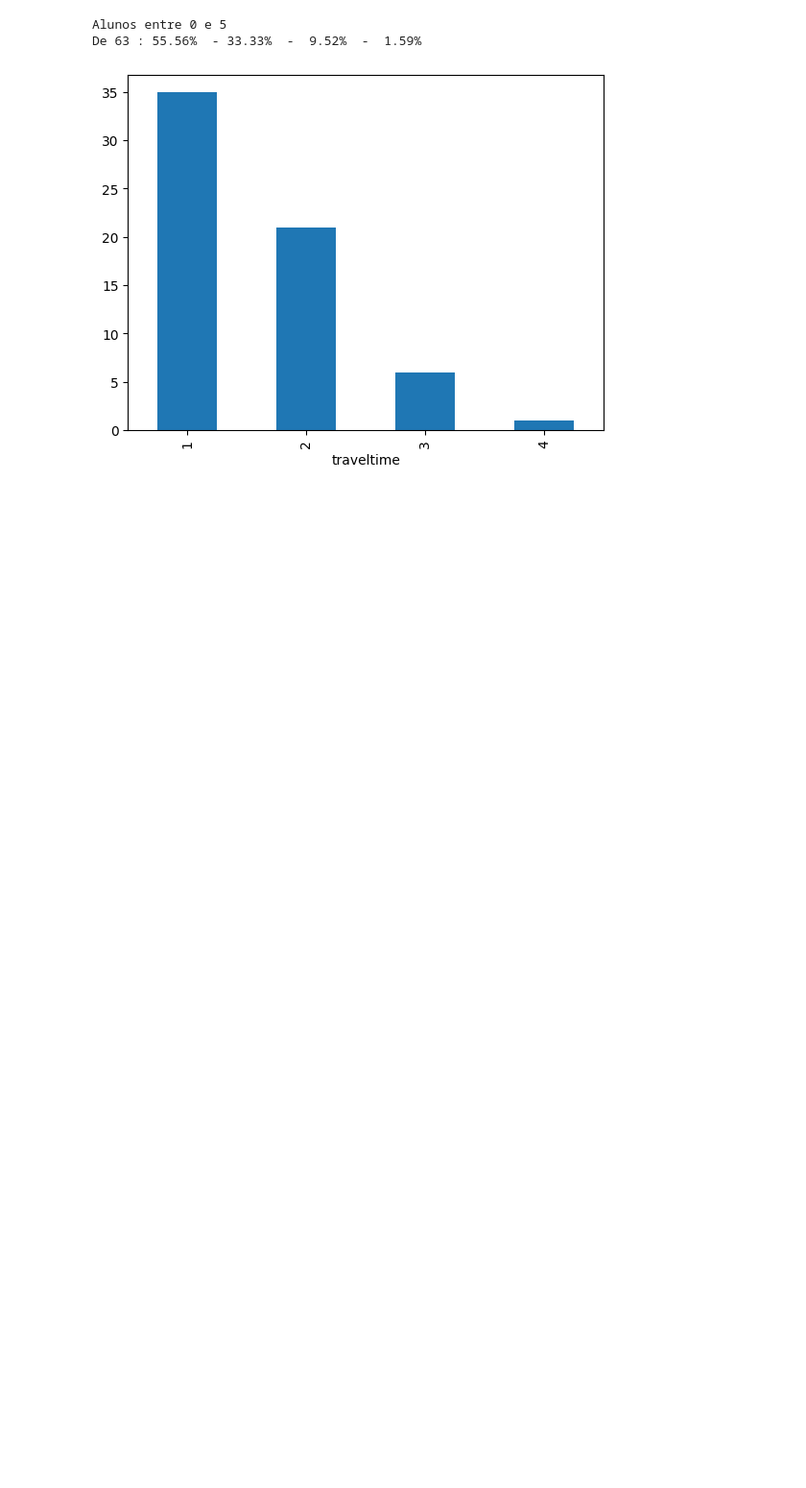
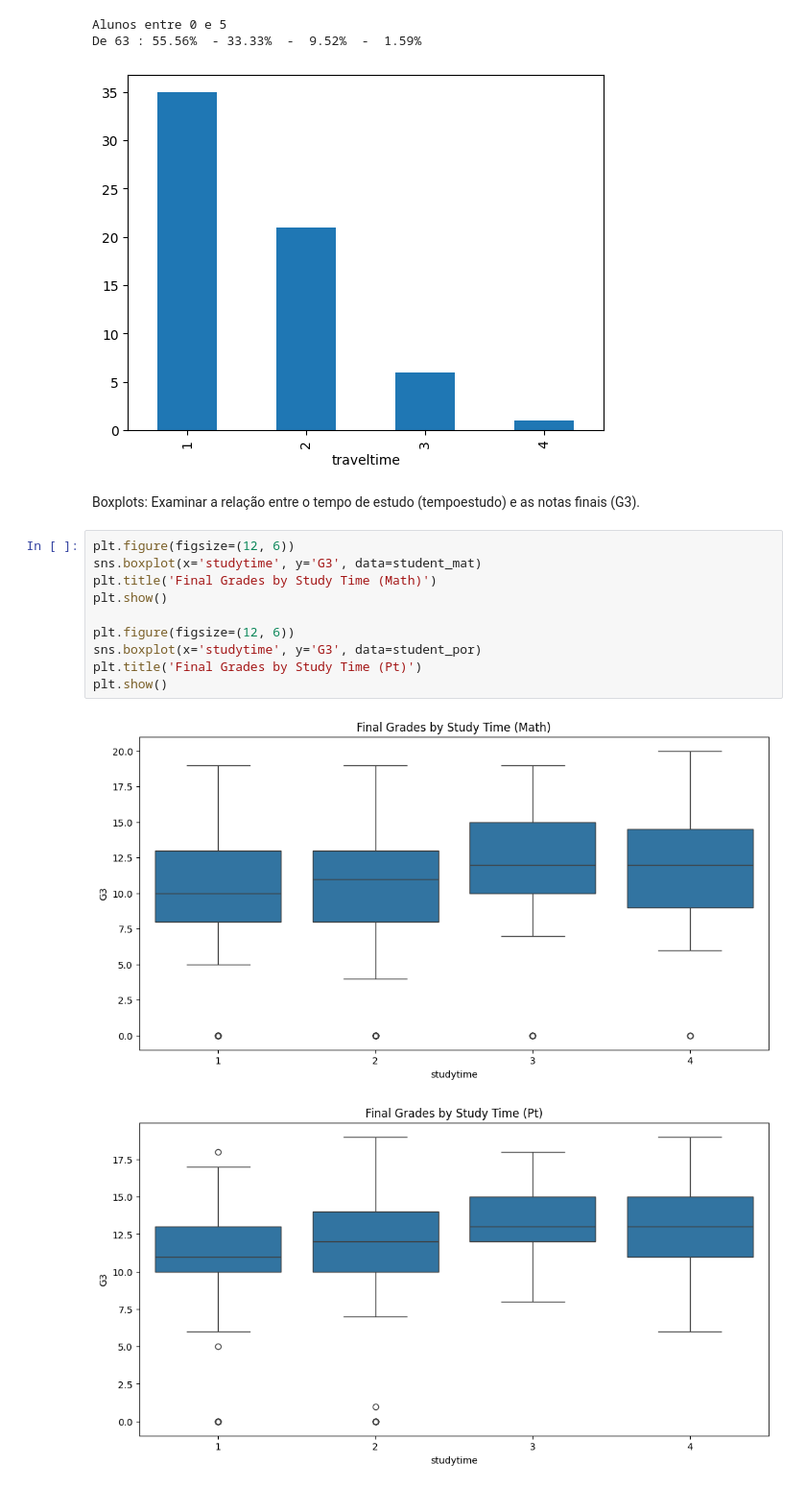
Before and after one commit to leosousa200/SGDAnalysis, a Jupyter notebook: analysis.ipynb, the cells around one changed output. Shown at 96% size. Cells and saved outputs as stored; diff of their text form; blank space fills up the shorter version.

```diff
--- a/analysis.ipynb
+++ b/analysis.ipynb
@@ -435,3 +435,18 @@ De 204 : 66.18%  - 28.43%  -  4.90%  -  0.49%
 Alunos entre 0 e 5
 De 63 : 55.56%  - 33.33%  -  9.52%  -  1.59%
 [figure]
+# %% [markdown]
+Boxplots: Examinar a relação entre o tempo de estudo (tempoestudo) e as notas finais (G3).
+# %%
+plt.figure(figsize=(12, 6))
+sns.boxplot(x='studytime', y='G3', data=student_mat)
+plt.title('Final Grades by Study Time (Math)')
+plt.show()
+
+plt.figure(figsize=(12, 6))
+sns.boxplot(x='studytime', y='G3', data=student_por)
+plt.title('Final Grades by Study Time (Pt)')
+plt.show()
+# %% [output]
+[figure, added]
+[figure, added]
```
Also changed, not shown: parts of 5 cells of this notebook, 1 other file.
